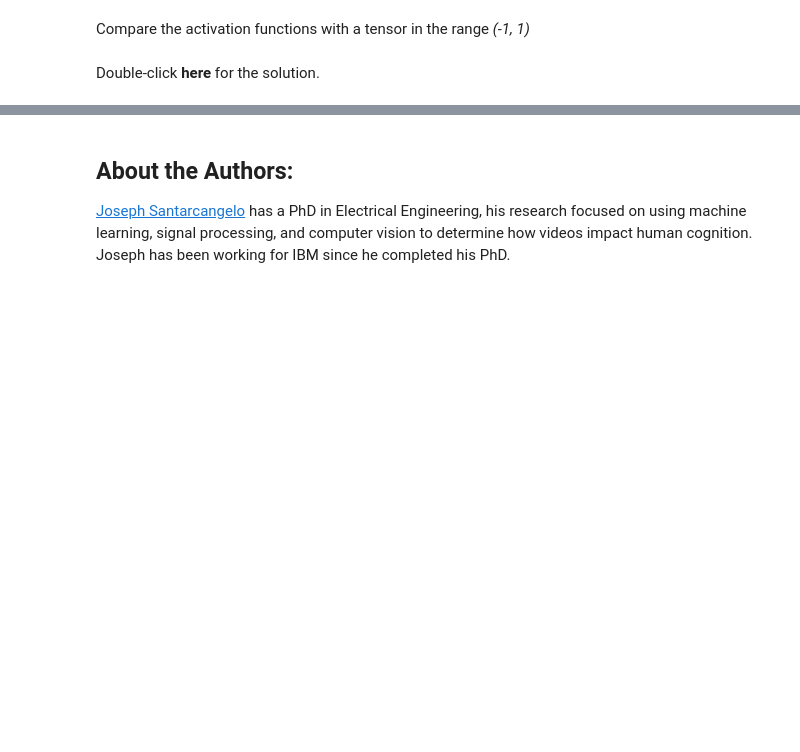
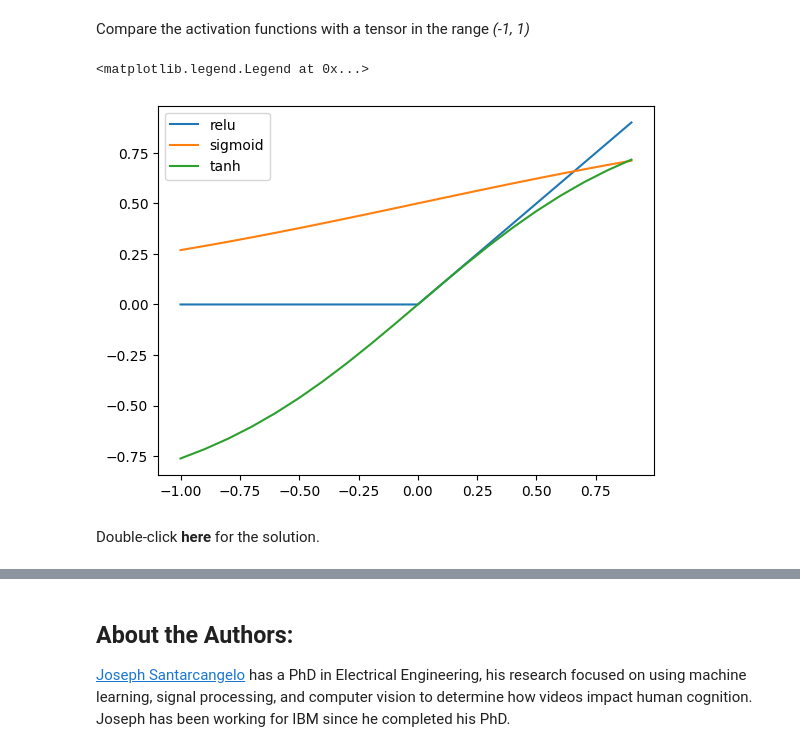
Before and after one commit to H-Asatryan/ibm-dl-pytorch, a Jupyter notebook: 2.6 Activation Function/7.5.1activationfuction_v2.ipynb, the cells around one changed output, grey strips where cells are left out. Drawn from its saved outputs; the diff is of its cells as text; code cells hidden in the pictures; blank space fills up the shorter version.

Commit message:
Visualize activation functions

```diff
--- a/2.6 Activation Function/7.5.1activationfuction_v2.ipynb
+++ b/2.6 Activation Function/7.5.1activationfuction_v2.ipynb
@@ -134,13 +153,21 @@ Compare the activation functions with a tensor in the range <i>(-1, 1)</i>
 # %%
 # Practice: Compare the activation functions again using a tensor in the range (-1, 1)
 
 # Type your code here
+z_2 = torch.arange(-1, 1, 0.1,).view(-1, 1)
+plt.plot(z_2.numpy(), torch.relu(z_2).numpy(), label = 'relu')
+plt.plot(z_2.numpy(), torch.sigmoid(z_2).numpy(), label = 'sigmoid')
+plt.plot(z_2.numpy(), torch.tanh(z_2).numpy(), label = 'tanh')
+plt.legend()
+# %% [output]
+<matplotlib.legend.Legend at 0x...>
+[figure, added]
 # %% [markdown]
 Double-click <b>here</b> for the solution.
 
 <!--
 x = torch.arange(-1, 1, 0.1).view(-1, 1)
-plt.plot(x.numpy(), F.relu(x).numpy(), label = 'relu')
+plt.plot(x.numpy(), torch.relu(x).numpy(), label = 'relu')
 plt.plot(x.numpy(), torch.sigmoid(x).numpy(), label = 'sigmoid')
 plt.plot(x.numpy(), torch.tanh(x).numpy(), label = 'tanh')
 plt.legend()
```
Also changed, not shown: parts of 8 cells of this notebook.
